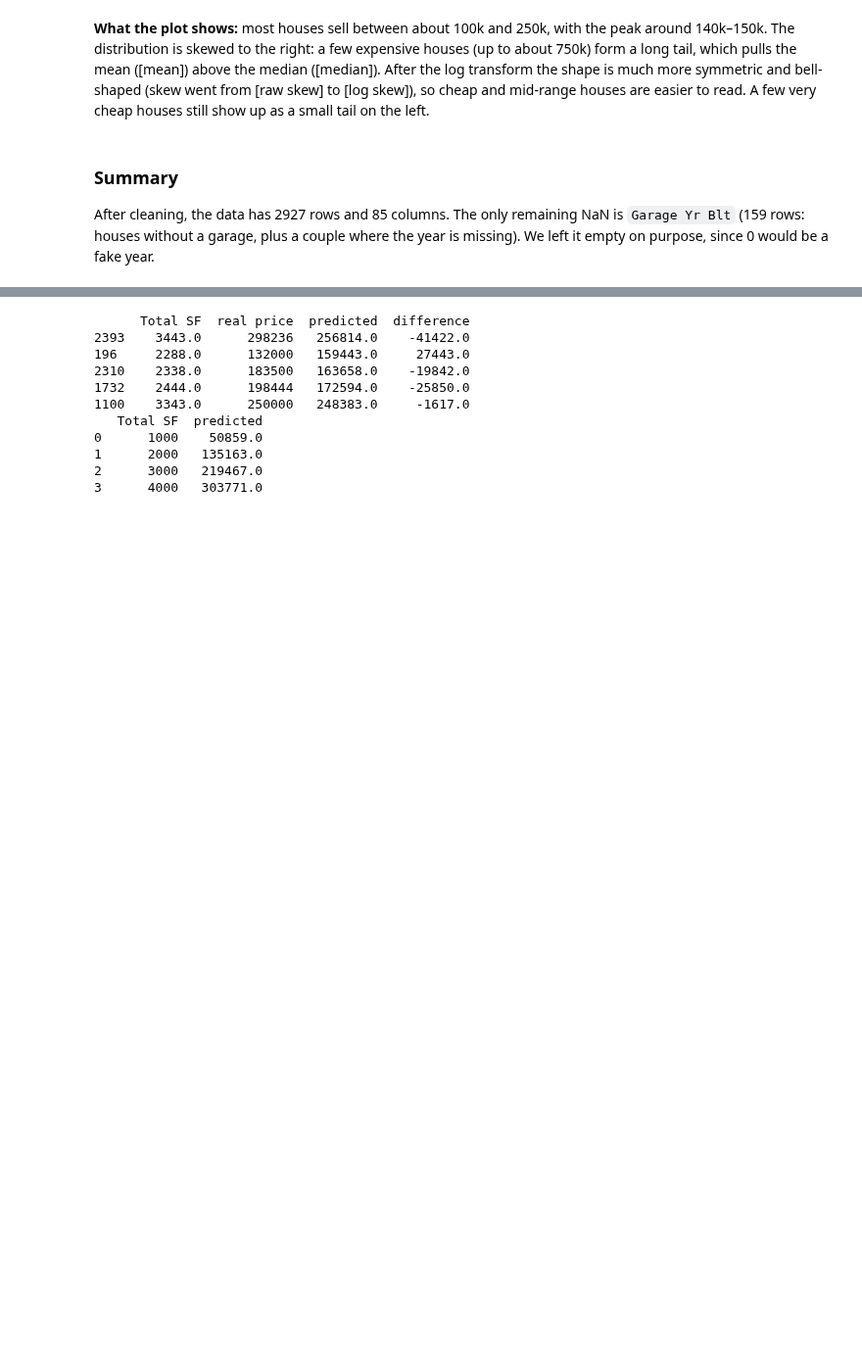
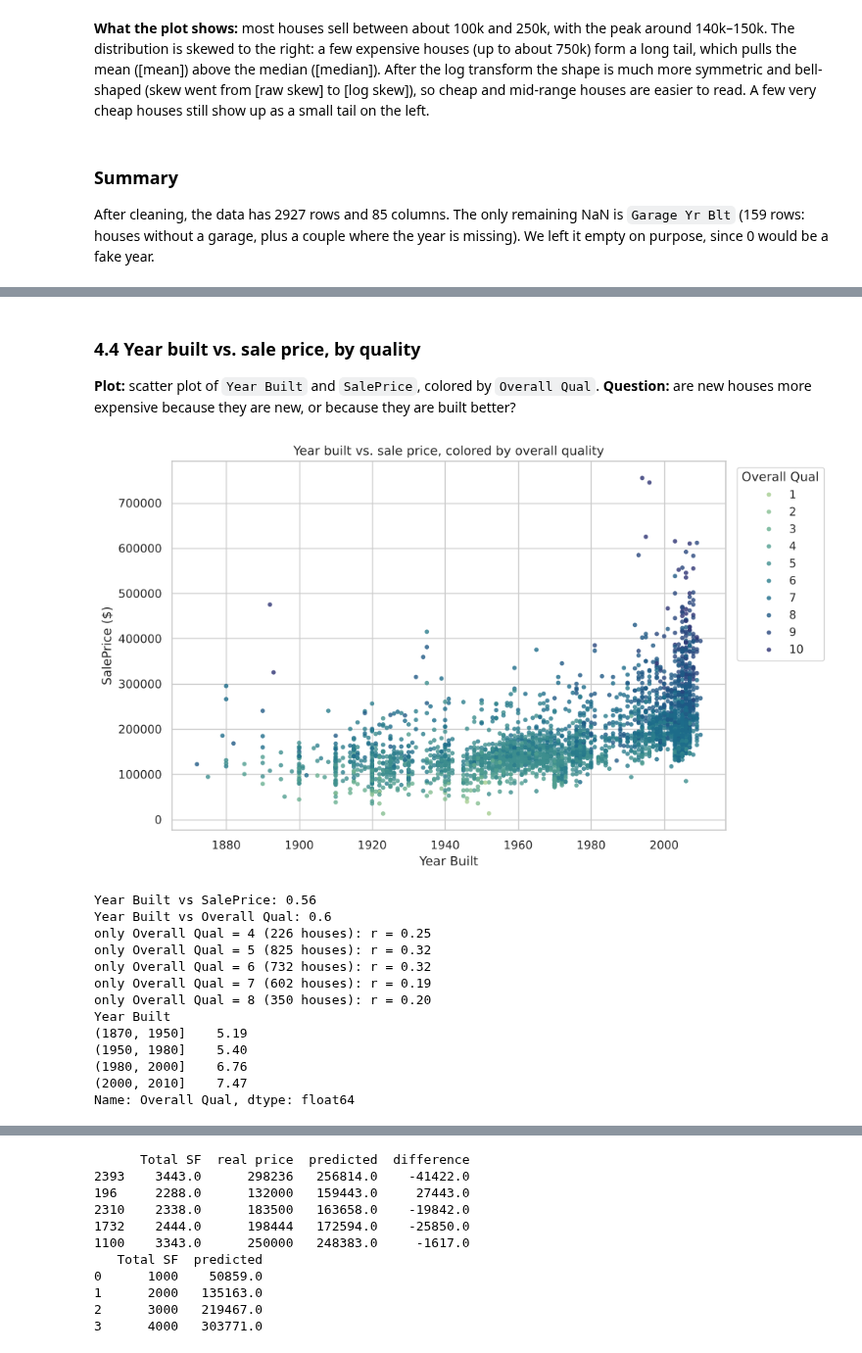
Before and after one commit to Maroscsak-Daniel/Labor-ML-, a Jupyter notebook: analysis.ipynb, the cells around one changed output, grey strips where cells are left out. Shown at 98% size. Cells and saved outputs as stored; diff of their text form; code cells hidden in the pictures; blank space fills up the shorter version.

```diff
--- a/analysis.ipynb
+++ b/analysis.ipynb
@@ -464,0 +608,35 @@ Name: SalePrice, dtype: float64
+# %% [markdown]
+### 4.4 Year built vs. sale price, by quality
+
+**Plot:** scatter plot of `Year Built` and `SalePrice`, colored by `Overall Qual`. **Question:** are new houses more expensive because they are new, or because they are built better?
+# %%
+plt.figure(figsize=(10, 6))
+sns.scatterplot(data=clean_df, x="Year Built", y="SalePrice", hue="Overall Qual", palette="crest",
+                s=18, alpha=0.8, linewidth=0, legend="full")
+plt.legend(title="Overall Qual", bbox_to_anchor=(1.01, 1), loc="upper left")
+plt.ylabel("SalePrice ($)")
+plt.title("Year built vs. sale price, colored by overall quality")
+plt.tight_layout()
+plt.show()
+
+print("Year Built vs SalePrice:", round(clean_df["Year Built"].corr(clean_df["SalePrice"]), 2))
+print("Year Built vs Overall Qual:", round(clean_df["Year Built"].corr(clean_df["Overall Qual"]), 2))
+for q in range(4, 9):
+    same = clean_df[clean_df["Overall Qual"] == q]
+    print(f"only Overall Qual = {q} ({len(same)} houses): r = {same['Year Built'].corr(same['SalePrice']):.2f}")
+print(clean_df.groupby(pd.cut(clean_df["Year Built"], [1870, 1950, 1980, 2000, 2010]))["Overall Qual"].mean().round(2))
+# %% [output]
+[figure, added]
+Year Built vs SalePrice: 0.56
+Year Built vs Overall Qual: 0.6
+only Overall Qual = 4 (226 houses): r = 0.25
+only Overall Qual = 5 (825 houses): r = 0.32
+only Overall Qual = 6 (732 houses): r = 0.32
+only Overall Qual = 7 (602 houses): r = 0.19
+only Overall Qual = 8 (350 houses): r = 0.20
+Year Built
+(1870, 1950]    5.19
+(1950, 1980]    5.40
+(1980, 2000]    6.76
+(2000, 2010]    7.47
+Name: Overall Qual, dtype: float64
```
Also changed, not shown: parts of 49 cells of this notebook.
